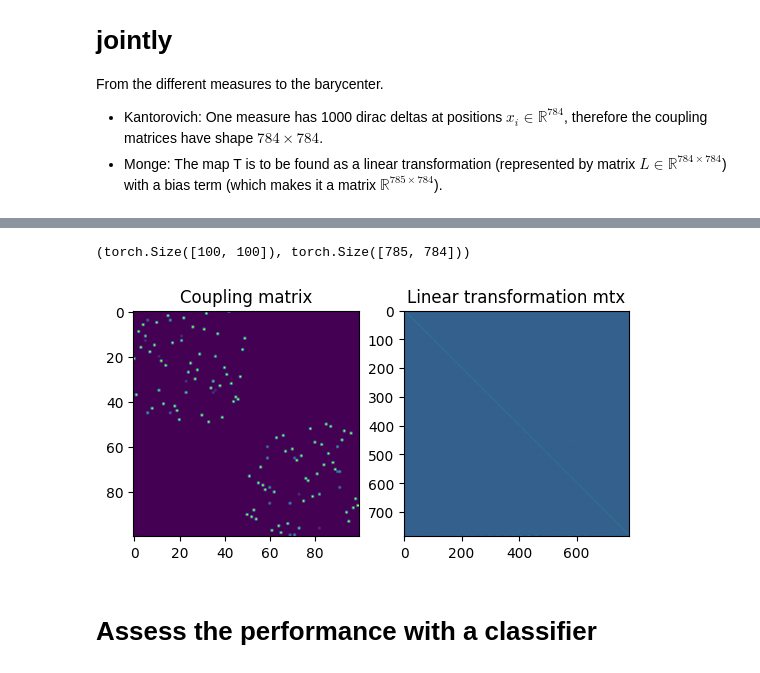
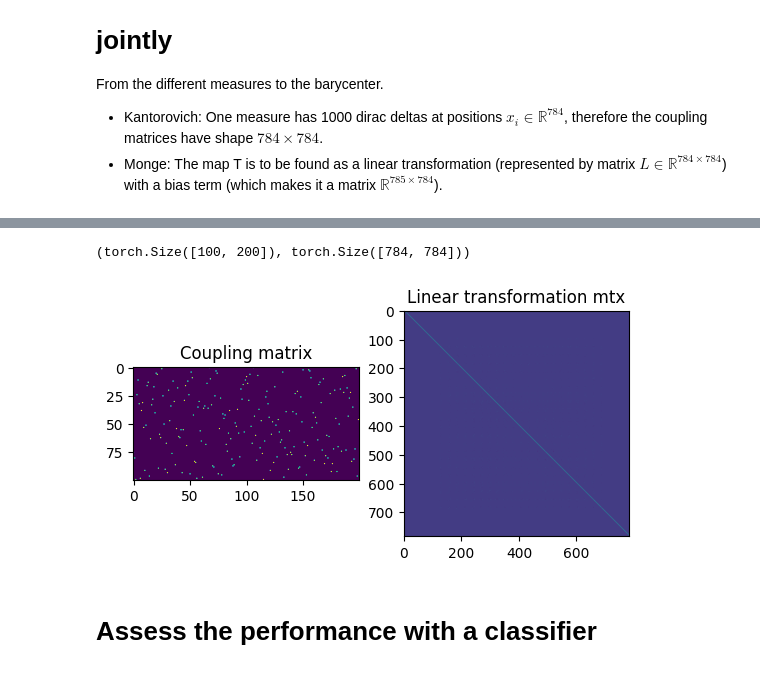
Before and after one commit to balazsmorv/fmri_classifier, a Jupyter notebook: MNIST-WBT/mnist-wbt.ipynb, the cells around one changed output, grey strips where cells are left out. Cells and saved outputs as stored; diff of their text form; code cells hidden in the pictures.

```diff
--- a/MNIST-WBT/mnist-wbt.ipynb
+++ b/MNIST-WBT/mnist-wbt.ipynb
@@ -22,4 +24,13 @@ Using device: cpu
 %autoreload 2
 # %% [markdown]
 # Data setup
+# %%
+# Hyperparameters
+dataset = "MNIST"
+n_samples = 50
+noise_scale = 0.4
+dtype = torch.float32
+digits = [0, 1]
+log = True
+n_sites = 2
 # %%
@@ -103,5 +61,5 @@ X_2.shape, X_4.shape, X_2_l.shape, X_4_l.shape
 # %% [markdown]
 Set the probability masses to uniform 1/n
 # %%
-a_i = 1.0 / n_samples
-w_i = torch.ones(size=(n_samples,)) * a_i
+a_i = 1.0 / (n_sites * X_train_original.shape[0])
+w_i = torch.ones(size=(X_train_original.shape[0],), dtype=torch.int, device=device) * a_i
@@ -197,0 +152,2 @@ yt = rearrange(torch.stack([torch.ones((n_samples,),device=device) * 2, torch.on
+# %%
+barycenter = torch.tensor(barycenter, device=device, dtype=dtype)
@@ -198,18 +158,9 @@ yt = rearrange(torch.stack([torch.ones((n_samples,),device=device) * 2, torch.on
 # %%
-G, L, loss = joint_OT_mapping_linear(xs=xs1,
-                             xt=xt,
-                             ys=ys1,
-                             yt=yt,
-                             mu=15.0,
-                             eta=10.0,
-                             bias=True,
-                             verbose=True,
-                             numItermax=100000,
-                             numInnerItermax=100000,
-                             stopInnerThr=1e-10,
-                             stopThr=1e-10,
-                             log=True,
-                             class_reg=True)
+G_1, L_1_0, loss = compute_joint_OT_mapping(
+        xs=X_train_original, xt=barycenter, ys=ys, yt=ys, method="linear"
+    )
+L1 = L_1_0[0:784]
+b1 = L_1_0[784]
 # %% [output]
 It.  |Loss        |Delta loss
 --------------------------------
@@ -236,16 +201,16 @@ plt.show()
 # %%
-G.shape, L.shape
+G_1.shape, L1.shape
 # %% [output]
-(torch.Size([100, 100]), torch.Size([785, 784]))
+(torch.Size([100, 200]), torch.Size([784, 784]))
 # %%
 fig, axarr = plt.subplots(1, 2)
-axarr[0].imshow(G)
+axarr[0].imshow(G_1)
 axarr[0].set_title('Coupling matrix')
-axarr[1].imshow(L)
+axarr[1].imshow(L1)
 axarr[1].set_title('Linear transformation mtx')
 plt.show()
 # %% [output]
-[figure, old version]
+[figure, new version]
 # %% [markdown]
 # Assess the performance with a classifier
 # %% [markdown]
```
Also changed, not shown: parts of 29 cells of this notebook, 5 other files.
